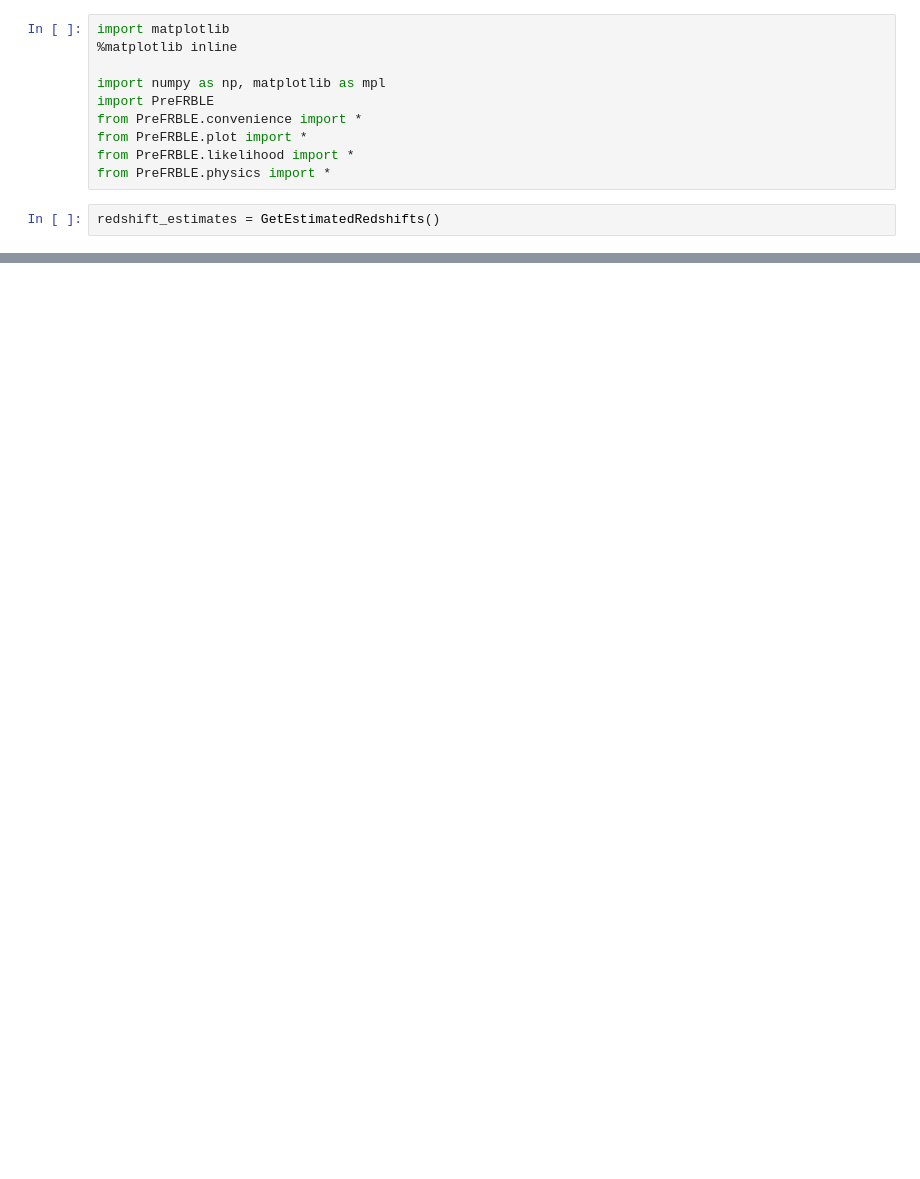
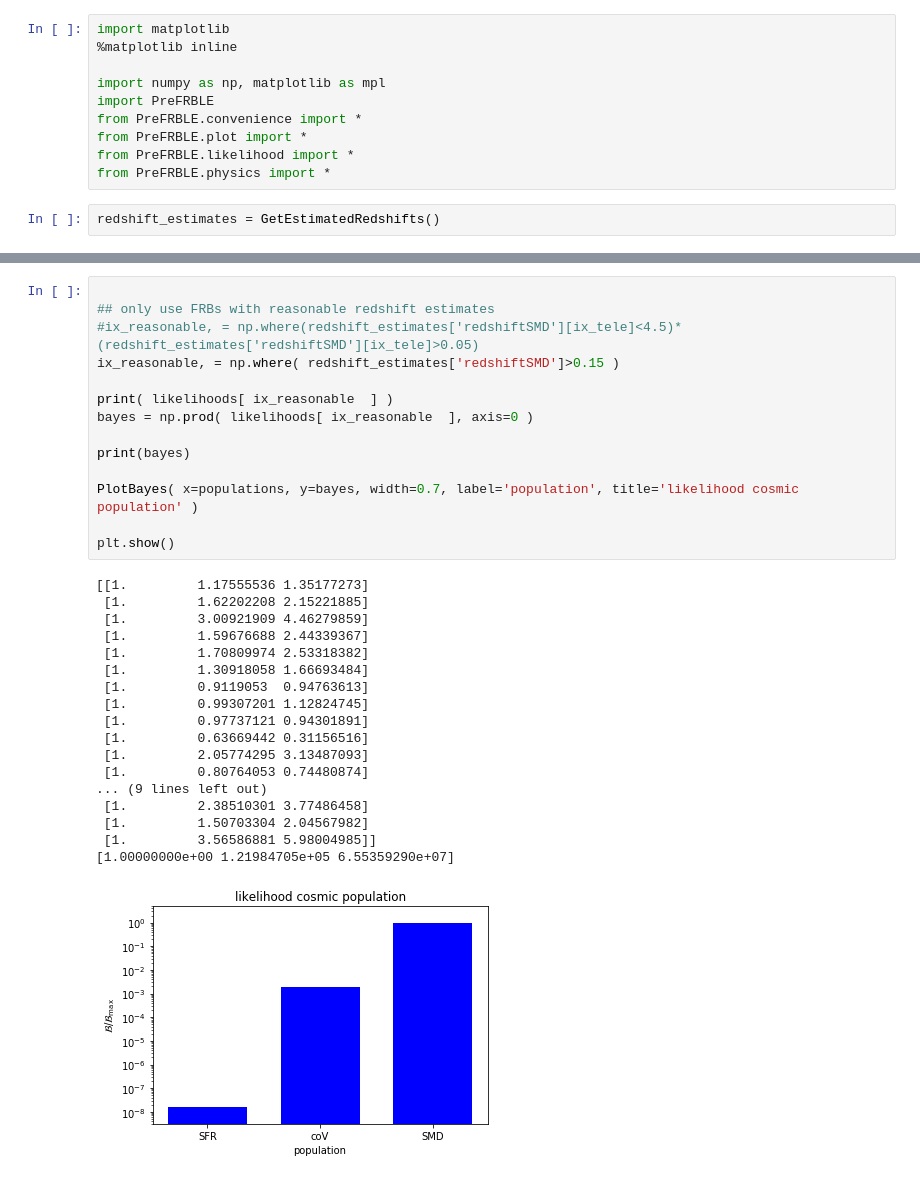
Before and after one commit to FRBs/PreFRBLE, a Jupyter notebook: notebooks/PreFRBLE_PopulationInference.ipynb, the cells around one changed output, grey strips where cells are left out. Cells and saved outputs as stored; diff of their text form; blank space fills up the shorter version.

```diff
--- a/notebooks/PreFRBLE_PopulationInference.ipynb
+++ b/notebooks/PreFRBLE_PopulationInference.ipynb
@@ -52,0 +60,33 @@ likelihoods /= likelihoods[:,0].repeat( likelihoods.shape[1] ).reshape( *likelih
+# %%
+
+## only use FRBs with reasonable redshift estimates
+#ix_reasonable, = np.where(redshift_estimates['redshiftSMD'][ix_tele]<4.5)*(redshift_estimates['redshiftSMD'][ix_tele]>0.05)
+ix_reasonable, = np.where( redshift_estimates['redshiftSMD']>0.15 )
+
+print( likelihoods[ ix_reasonable  ] )
+bayes = np.prod( likelihoods[ ix_reasonable  ], axis=0 )
+
+print(bayes)
+
+PlotBayes( x=populations, y=bayes, width=0.7, label='population', title='likelihood cosmic population' )
+
+plt.show()
+# %% [output]
+[[1.         1.17555536 1.35177273]
+ [1.         1.62202208 2.15221885]
+ [1.         3.00921909 4.46279859]
+ [1.         1.59676688 2.44339367]
+ [1.         1.70809974 2.53318382]
+ [1.         1.30918058 1.66693484]
+ [1.         0.9119053  0.94763613]
+ [1.         0.99307201 1.12824745]
+ [1.         0.97737121 0.94301891]
+ [1.         0.63669442 0.31156516]
+ [1.         2.05774295 3.13487093]
+ [1.         0.80764053 0.74480874]
+... (9 lines left out)
+ [1.         2.38510301 3.77486458]
+ [1.         1.50703304 2.04567982]
+ [1.         3.56586881 5.98004985]]
+[1.00000000e+00 1.21984705e+05 6.55359290e+07]
+[figure, added]
```
Also changed, not shown: parts of 5 cells of this notebook, 5 other files.
